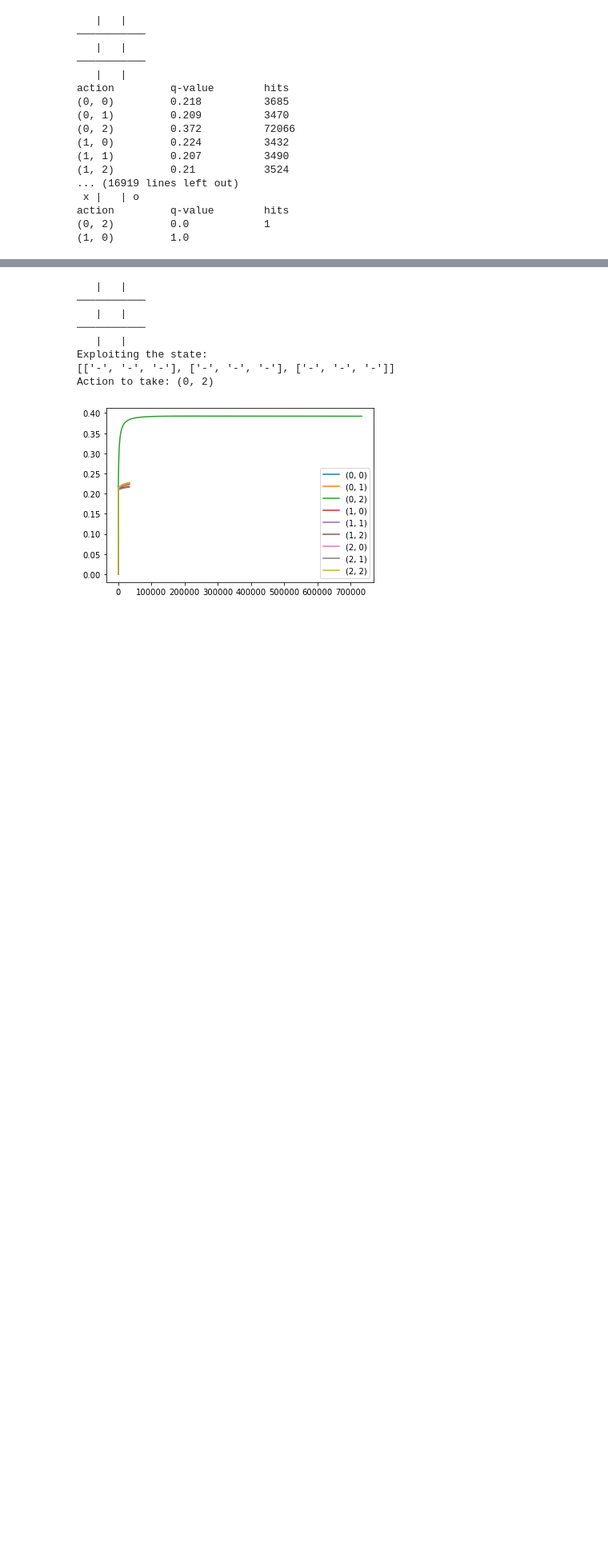
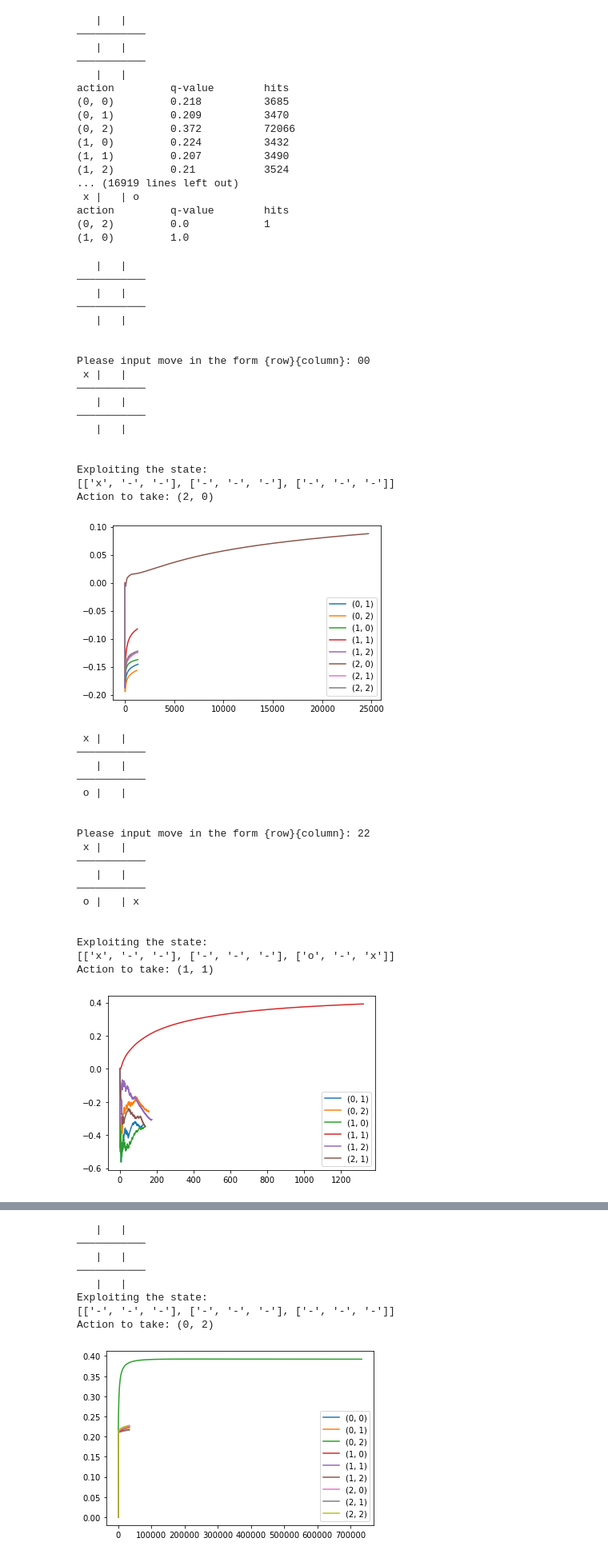
Before and after one commit to jackglawson/noughts-and-crosses-q-learning, a Jupyter notebook: blackboard.ipynb, the cells around one changed output, grey strips where cells are left out. Shown at 80% size. Drawn from its saved outputs; the diff is of its cells as text; code cells hidden in the pictures; blank space fills up the shorter version.

```diff
--- a/blackboard.ipynb
+++ b/blackboard.ipynb
@@ -42,3 +42,46 @@ action         q-value        hits
 action         q-value        hits
 (0, 2)         0.0            1
 (1, 0)         1.0
+# %%
+u = UserInput()
+game = Game(2, [u, s2])
+game.play(learning=False, narrate=True, explain=True)
+# %% [output]
+   |   |
+───────────
+   |   |
+───────────
+   |   |
+
+
+Please input move in the form {row}{column}: 00
+ x |   |
+───────────
+   |   |
+───────────
+   |   |
+
+
+Exploiting the state:
+[['x', '-', '-'], ['-', '-', '-'], ['-', '-', '-']]
+Action to take: (2, 0)
+[figure, added]
+ x |   |
+───────────
+   |   |
+───────────
+ o |   |
+
+
+Please input move in the form {row}{column}: 22
+ x |   |
+───────────
+   |   |
+───────────
+ o |   | x
+
+
+Exploiting the state:
+[['x', '-', '-'], ['-', '-', '-'], ['o', '-', 'x']]
+Action to take: (1, 1)
+[figure, added]
```
Also changed, not shown: parts of 4 cells of this notebook, 5 other files.
